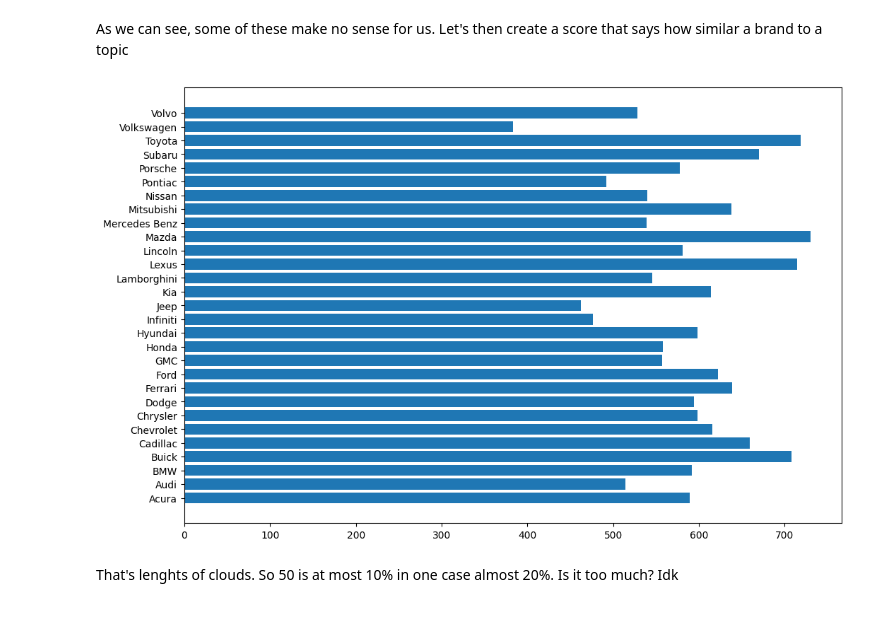
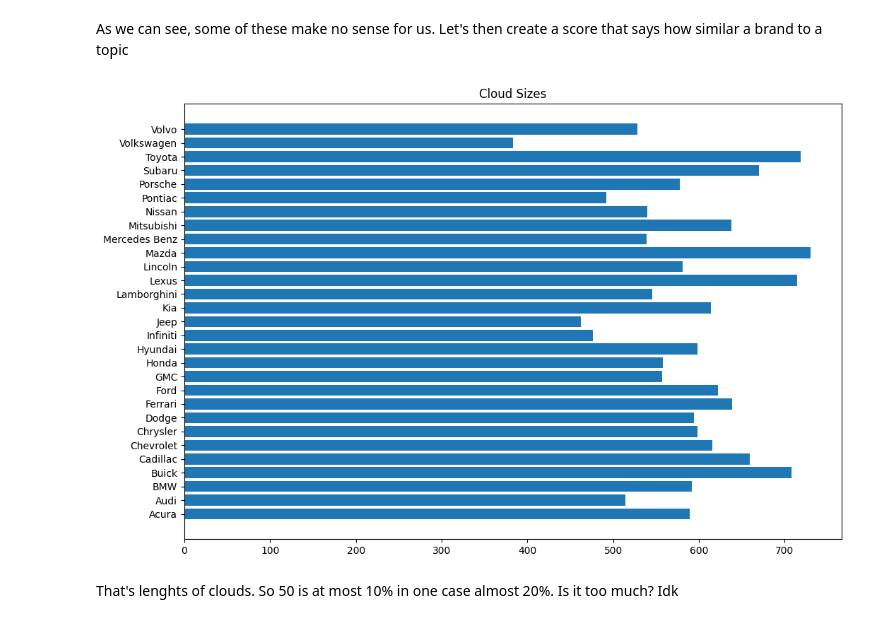
Before and after one commit to Chelovek2002/pechenye-Yubileynoye, a Jupyter notebook: source/get_score_topic_brand.ipynb, the cells around one changed output. Saved outputs shown, nothing was run; the diff lists cells and outputs as text; code cells hidden in the pictures.

```diff
--- a/source/get_score_topic_brand.ipynb
+++ b/source/get_score_topic_brand.ipynb
@@ -70,13 +77,14 @@ most_relevant_brand_words = np.array(most_relevant_brand_words, dtype='object')
 # %% [markdown]
 As we can see, some of these make no sense for us. Let's then create a score that says how similar a brand to a topic
 # %%
-lens = np.sum(tf_idf > 0, axis=1)
+cloud_sizes = np.count_nonzero(tf_idf > 0, axis=1)
 
-plt.barh(range(len(car_brands)), lens)
+plt.barh(range(len(car_brands)), cloud_sizes)
 plt.yticks(range(len(car_brands)), car_brands)
+plt.title('Cloud Sizes')
 plt.show()
 # %% [output]
-[figure, old version]
+[figure, new version]
 # %% [markdown]
 That's lenghts of clouds. So 50 is at most 10% in one case almost 20%. Is it too much? Idk
 # %% [markdown]
```
Also changed, not shown: parts of 2 cells of this notebook.
